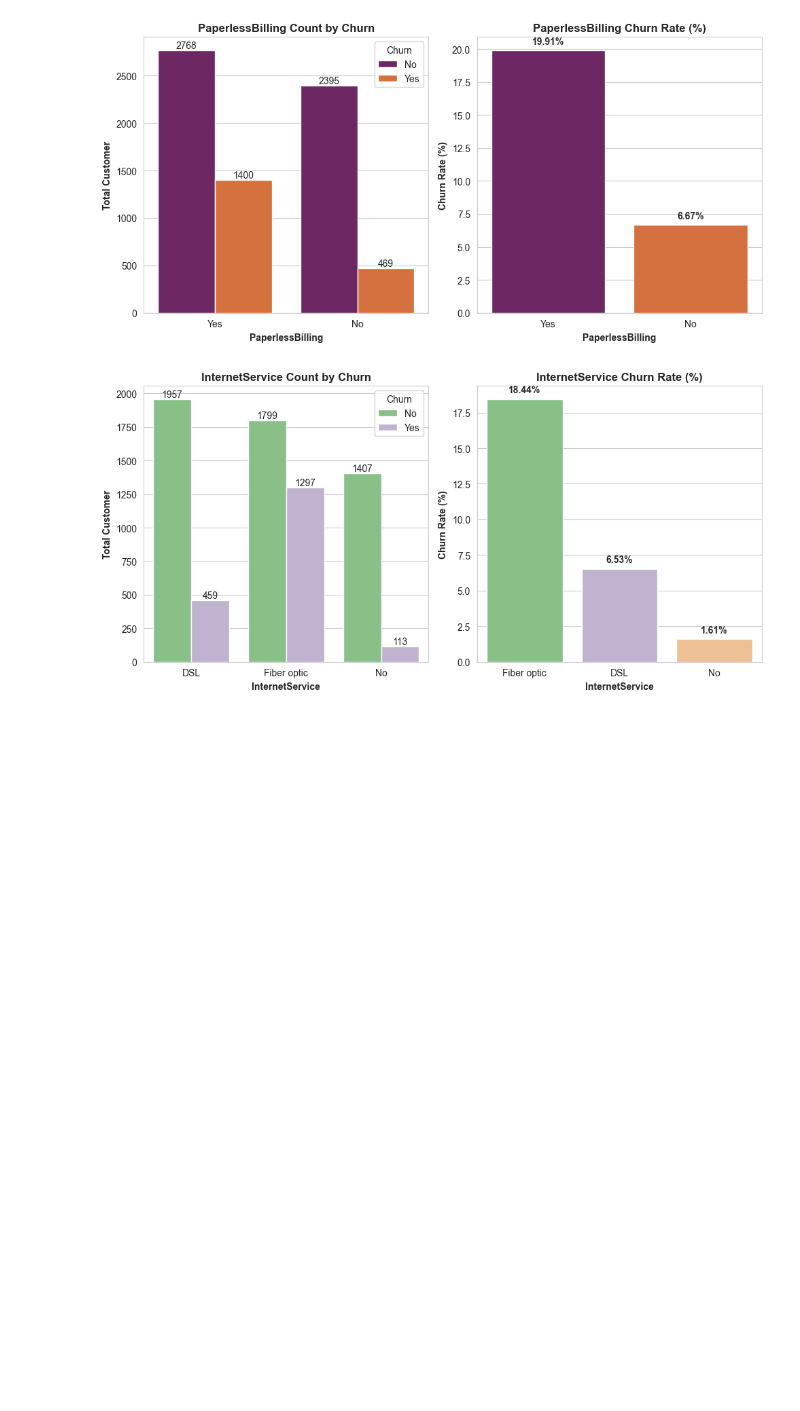
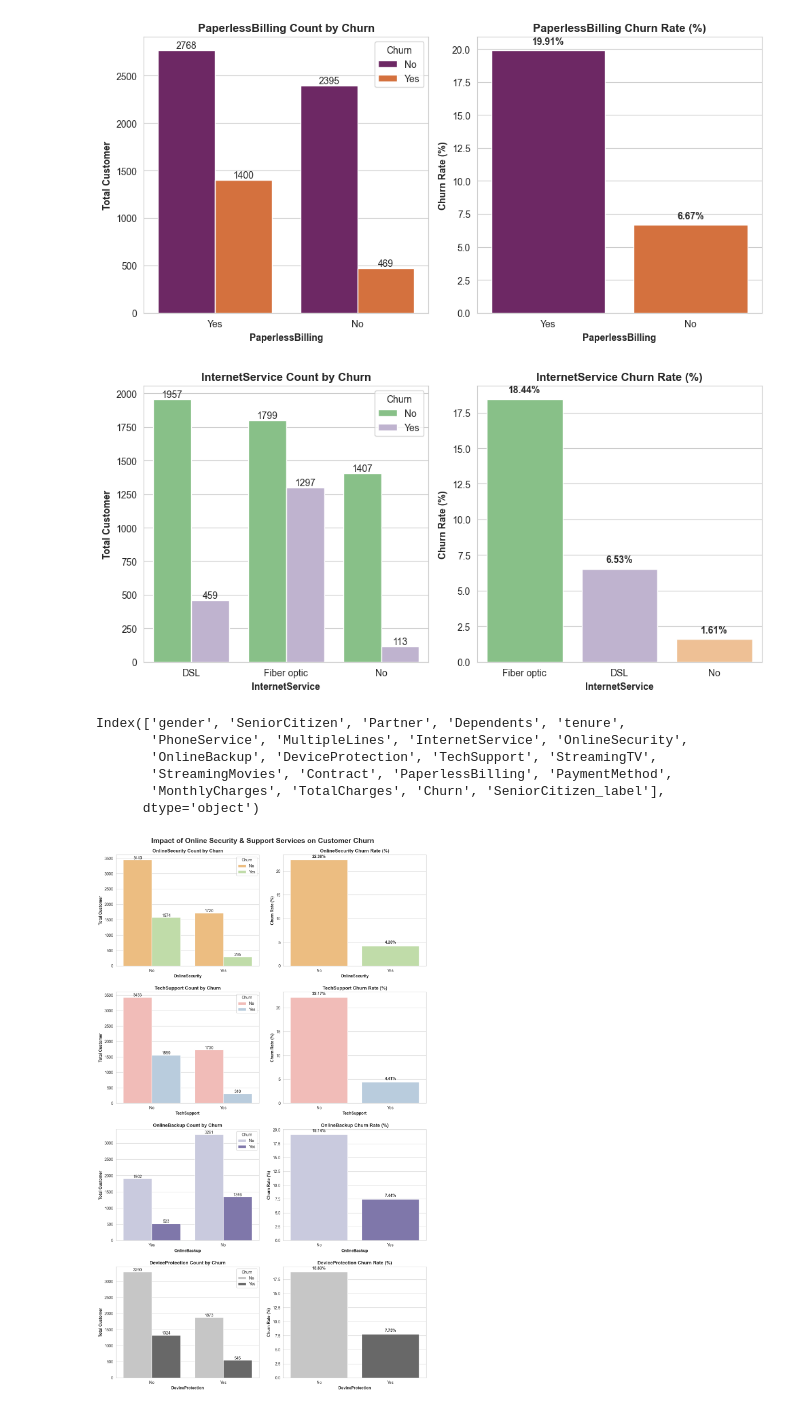
Before and after one commit to Md-Maruf-1727/customer-churn-prediction-ml, a Jupyter notebook: NoteBooks/03_eda_visualization.ipynb, the cells around one changed output. Cells and saved outputs as stored; diff of their text form; code cells hidden in the pictures; blank space fills up the shorter version.

Commit message:
online services

```diff
--- a/NoteBooks/03_eda_visualization.ipynb
+++ b/NoteBooks/03_eda_visualization.ipynb
@@ -132,3 +132,31 @@ plt.tight_layout()
 plt.show()
 # %% [output]
 [figure]
+# %%
+df.columns
+# %% [output]
+Index(['gender', 'SeniorCitizen', 'Partner', 'Dependents', 'tenure',
+       'PhoneService', 'MultipleLines', 'InternetService', 'OnlineSecurity',
+       'OnlineBackup', 'DeviceProtection', 'TechSupport', 'StreamingTV',
+       'StreamingMovies', 'Contract', 'PaperlessBilling', 'PaymentMethod',
+       'MonthlyCharges', 'TotalCharges', 'Churn', 'SeniorCitizen_label'],
+      dtype='object')
+# %%
+fig, axes = plt.subplots(4, 2, figsize=(12, 20))
+churn_count_plot(df, category_col='OnlineSecurity', ax=axes[0, 0], palette='Spectral')
+churn_rate_plot(df, category_col='OnlineSecurity',  ax=axes[0, 1], palette='Spectral')
+
+churn_count_plot(df, category_col='TechSupport', ax=axes[1, 0], palette='Pastel1')
+churn_rate_plot(df, category_col='TechSupport',  ax=axes[1, 1], palette='Pastel1')
+
+churn_count_plot(df, category_col='OnlineBackup', ax=axes[2, 0], palette='Purples')
+churn_rate_plot(df, category_col='OnlineBackup',  ax=axes[2, 1], palette='Purples')
+
+churn_count_plot(df, category_col='DeviceProtection', ax=axes[3, 0], palette='Greys')
+churn_rate_plot(df, category_col='DeviceProtection',  ax=axes[3, 1], palette='Greys')
+
+fig.suptitle("Impact of Online Security & Support Services on Customer Churn", fontsize=18, weight='bold')
+plt.tight_layout(pad=2)
+plt.show()
+# %% [output]
+[figure, added]
```
